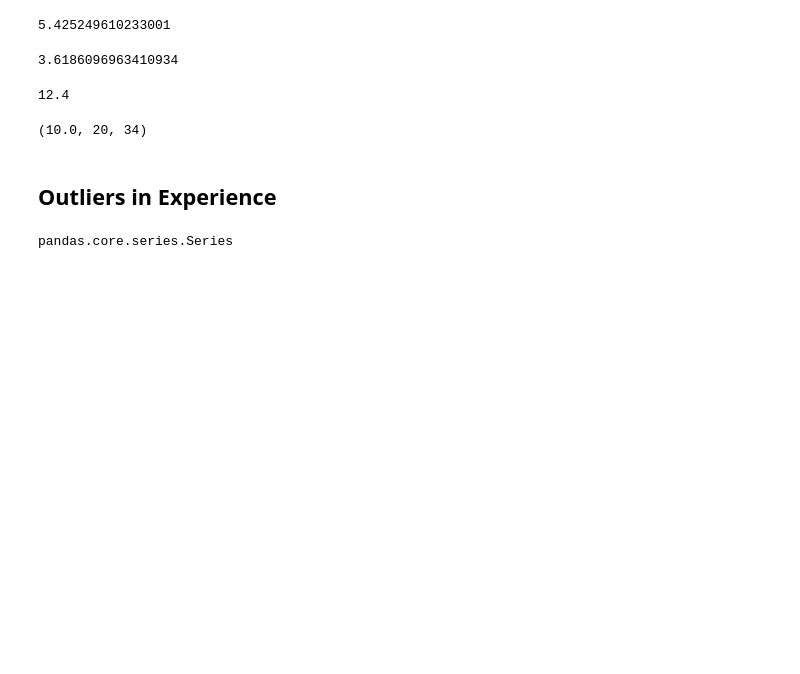
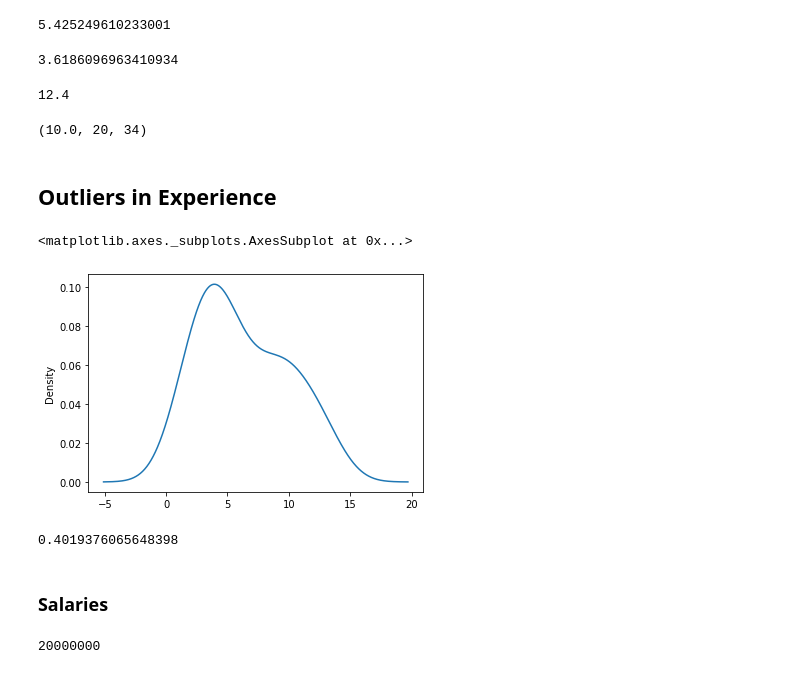
Before and after one commit to srikanthpragada/DS_06_APR_2020, a Jupyter notebook: stats_demo.ipynb, the cells around one changed output. Drawn from its saved outputs; the diff is of its cells as text; code cells hidden in the pictures; blank space fills up the shorter version.

```diff
--- a/stats_demo.ipynb
+++ b/stats_demo.ipynb
@@ -108,4 +122,11 @@ ss.iqr(ages), min(ages), max(ages)
+# %%
+df['exp'].plot.kde()
+# %% [output]
+<matplotlib.axes._subplots.AxesSubplot at 0x...>
+[figure, added]
 # %%
-type(df['exp'])
+ss.skew(df['exp'])
 # %% [output]
-pandas.core.series.Series
+0.4019376065648398
+# %% [markdown]
+### Salaries
@@ -111,0 +140,7 @@ pandas.core.series.Series
+# %%
+# Upper outliers
+for v in salaries:
+    if v > (q3 + 1.5 * iqr):
+        print(v)
+# %% [output]
+20000000
```
Also changed, not shown: parts of 20 cells of this notebook, 1 other file.
